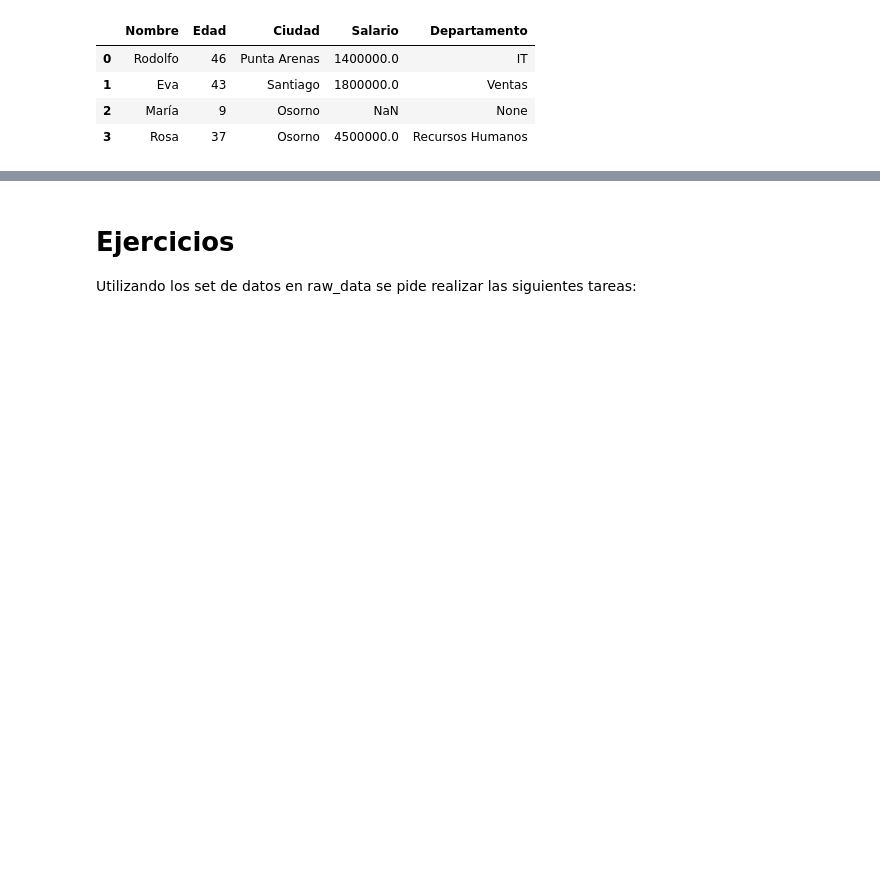
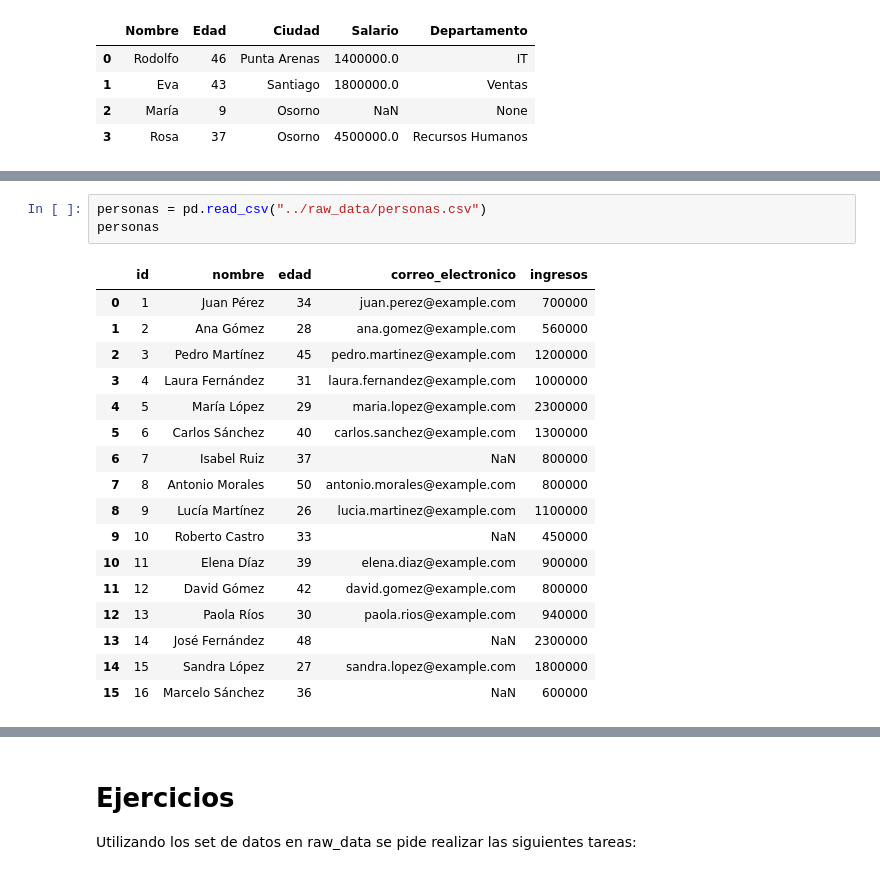
Before and after one commit to diegfernv/mate-para-ciencias, a Jupyter notebook: sesion_02/data analysis.ipynb, the cells around one changed output, grey strips where cells are left out. Saved outputs shown, nothing was run; the diff lists cells and outputs as text; blank space fills up the shorter version.

```diff
--- a/sesion_02/data analysis.ipynb
+++ b/sesion_02/data analysis.ipynb
@@ -28,0 +177,21 @@ df
+# %%
+personas = pd.read_csv("../raw_data/personas.csv")
+personas
+# %% [output]
+|  | id | nombre | edad | correo_electronico | ingresos |
+| 0 | 1 | Juan Pérez | 34 | juan.perez@example.com | 700000 |
+| 1 | 2 | Ana Gómez | 28 | ana.gomez@example.com | 560000 |
+| 2 | 3 | Pedro Martínez | 45 | pedro.martinez@example.com | 1200000 |
+| 3 | 4 | Laura Fernández | 31 | laura.fernandez@example.com | 1000000 |
+| 4 | 5 | María López | 29 | maria.lopez@example.com | 2300000 |
+| 5 | 6 | Carlos Sánchez | 40 | carlos.sanchez@example.com | 1300000 |
+| 6 | 7 | Isabel Ruiz | 37 | NaN | 800000 |
+| 7 | 8 | Antonio Morales | 50 | antonio.morales@example.com | 800000 |
+| 8 | 9 | Lucía Martínez | 26 | lucia.martinez@example.com | 1100000 |
+| 9 | 10 | Roberto Castro | 33 | NaN | 450000 |
+| 10 | 11 | Elena Díaz | 39 | elena.diaz@example.com | 900000 |
+| 11 | 12 | David Gómez | 42 | david.gomez@example.com | 800000 |
+| 12 | 13 | Paola Ríos | 30 | paola.rios@example.com | 940000 |
+| 13 | 14 | José Fernández | 48 | NaN | 2300000 |
+| 14 | 15 | Sandra López | 27 | sandra.lopez@example.com | 1800000 |
+| 15 | 16 | Marcelo Sánchez | 36 | NaN | 600000 |
```
Also changed, not shown: parts of 31 cells of this notebook, 2 other files.
